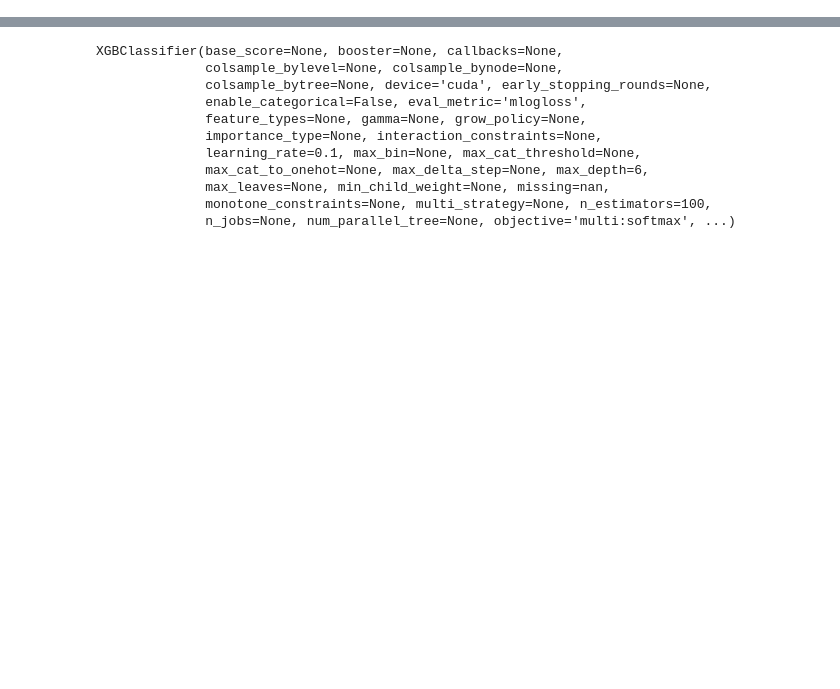
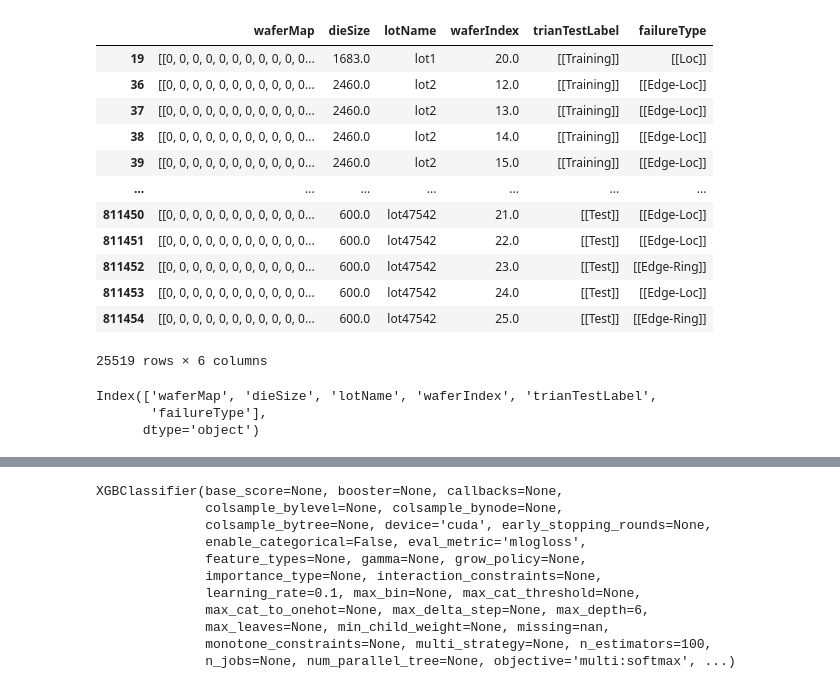
Before and after one commit to simmonspark/-, a Jupyter notebook: lab3/lab3.ipynb, the cells around one changed output, grey strips where cells are left out. Cells and saved outputs as stored; diff of their text form; code cells hidden in the pictures; blank space fills up the shorter version.

```diff
--- a/lab3/lab3.ipynb
+++ b/lab3/lab3.ipynb
@@ -12 +43,25 @@ df = pd.read_pickle("/home/unsi/다운로드/LSWMD.pkl")  #/home/unsi/다운로
+# %%
+# Filtering rows based on a nested condition in the 'failureType' column
+faild = df[df['failureType'].apply(lambda x: len(x) > 0 and len(x[0]) > 0 and x[0][0] != 'none')]
+faild
+# %% [output]
+|  | waferMap | dieSize | lotName | waferIndex | trianTestLabel | failureType |
+| 19 | [[0, 0, 0, 0, 0, 0, 0, 0, 0, 0, 0... | 1683.0 | lot1 | 20.0 | [[Training]] | [[Loc]] |
+| 36 | [[0, 0, 0, 0, 0, 0, 0, 0, 0, 0, 0... | 2460.0 | lot2 | 12.0 | [[Training]] | [[Edge-Loc]] |
+| 37 | [[0, 0, 0, 0, 0, 0, 0, 0, 0, 0, 0... | 2460.0 | lot2 | 13.0 | [[Training]] | [[Edge-Loc]] |
+| 38 | [[0, 0, 0, 0, 0, 0, 0, 0, 0, 0, 0... | 2460.0 | lot2 | 14.0 | [[Training]] | [[Edge-Loc]] |
+| 39 | [[0, 0, 0, 0, 0, 0, 0, 0, 0, 0, 0... | 2460.0 | lot2 | 15.0 | [[Training]] | [[Edge-Loc]] |
+| ... | ... | ... | ... | ... | ... | ... |
+| 811450 | [[0, 0, 0, 0, 0, 0, 0, 0, 0, 0, 0... | 600.0 | lot47542 | 21.0 | [[Test]] | [[Edge-Loc]] |
+| 811451 | [[0, 0, 0, 0, 0, 0, 0, 0, 0, 0, 0... | 600.0 | lot47542 | 22.0 | [[Test]] | [[Edge-Loc]] |
+| 811452 | [[0, 0, 0, 0, 0, 0, 0, 0, 0, 0, 0... | 600.0 | lot47542 | 23.0 | [[Test]] | [[Edge-Ring]] |
+| 811453 | [[0, 0, 0, 0, 0, 0, 0, 0, 0, 0, 0... | 600.0 | lot47542 | 24.0 | [[Test]] | [[Edge-Loc]] |
+| 811454 | [[0, 0, 0, 0, 0, 0, 0, 0, 0, 0, 0... | 600.0 | lot47542 | 25.0 | [[Test]] | [[Edge-Ring]] |
+25519 rows × 6 columns
+# %%
+faild.columns
+# %% [output]
+Index(['waferMap', 'dieSize', 'lotName', 'waferIndex', 'trianTestLabel',
+       'failureType'],
+      dtype='object')
 # %%
```
Also changed, not shown: parts of 44 cells of this notebook, 1 other file.
